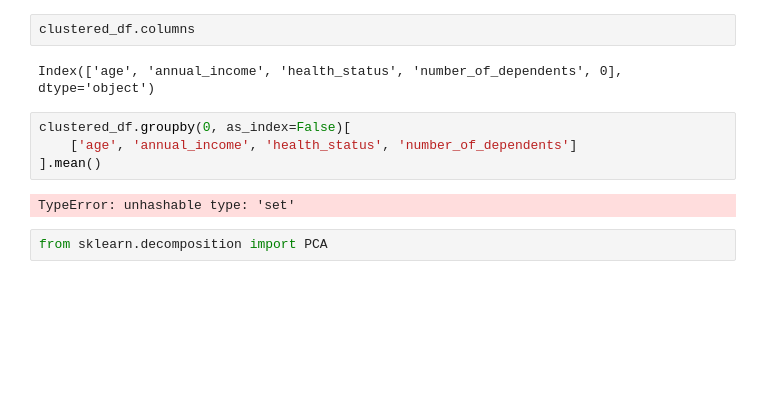
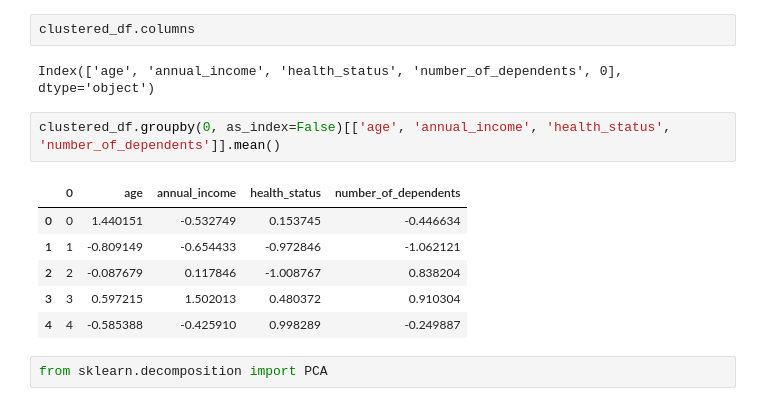
Before and after one commit to marlinps/dsml, a Jupyter notebook: day_3.ipynb, the cells around one changed output. Drawn from its saved outputs; the diff is of its cells as text; blank space fills up the shorter version.

```diff
--- a/day_3.ipynb
+++ b/day_3.ipynb
@@ -210,11 +210,14 @@ clustered_df.columns
 # %% [output]
 Index(['age', 'annual_income', 'health_status', 'number_of_dependents', 0], dtype='object')
 # %%
-clustered_df.groupby(0, as_index=False)[
-	['age', 'annual_income', 'health_status', 'number_of_dependents']
-].mean()
+clustered_df.groupby(0, as_index=False)[['age', 'annual_income', 'health_status', 'number_of_dependents']].mean()
 # %% [output]
-TypeError: unhashable type: 'set'
+|  | 0 | age | annual_income | health_status | number_of_dependents |
+| 0 | 0 | 1.440151 | -0.532749 | 0.153745 | -0.446634 |
+| 1 | 1 | -0.809149 | -0.654433 | -0.972846 | -1.062121 |
+| 2 | 2 | -0.087679 | 0.117846 | -1.008767 | 0.838204 |
+| 3 | 3 | 0.597215 | 1.502013 | 0.480372 | 0.910304 |
+| 4 | 4 | -0.585388 | -0.425910 | 0.998289 | -0.249887 |
 # %%
 from sklearn.decomposition import PCA
 # %%
```
Also changed, not shown: parts of 13 cells of this notebook, 1 other file.
